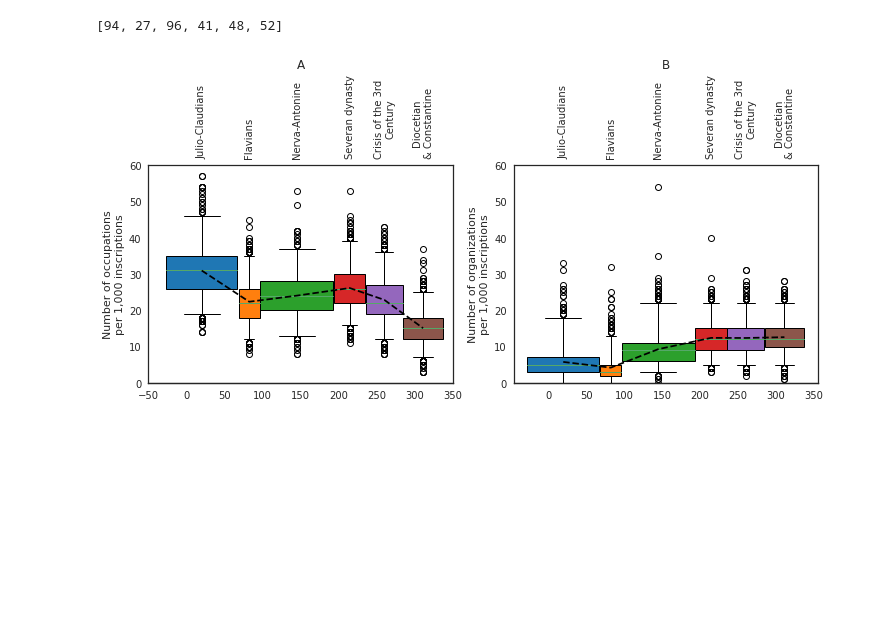
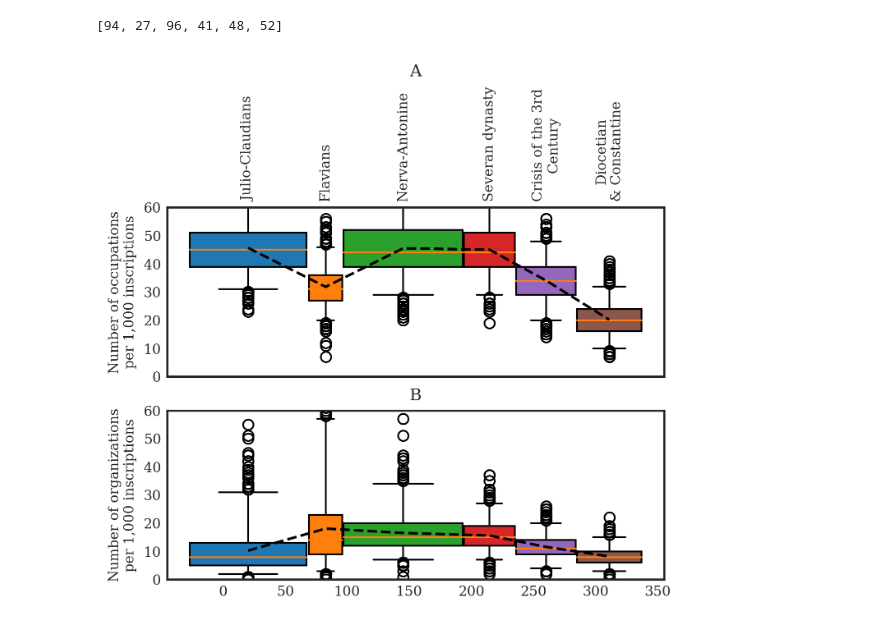
Before and after one commit to sdam-au/social_diversity, a Jupyter notebook: scripts/5_TEMPORAL-OCCUPS&ORGS.ipynb, the cells around one changed output. Cells and saved outputs as stored; diff of their text form; code cells hidden in the pictures; blank space fills up the shorter version.

```diff
--- a/scripts/5_TEMPORAL-OCCUPS&ORGS.ipynb
+++ b/scripts/5_TEMPORAL-OCCUPS&ORGS.ipynb
@@ -637,6 +643,6 @@ orgs_TF_data = tempun.sim_data_by_function(LIREg, 100, [-50, 350, 50], orgs_cumu
 # %%
 sim_data_list = [
-    ([occups_counts, orgs_counts], "(A) occups/orgs count", "occupation mentions count"),
+    ([occups_counts, orgs_counts], "(A) occups/orgs count", "occups mentions count"),
     ([occups_ins_ratio, orgs_ins_ratio], "(B) occups/orgs per 100 inscrs", "inscrs/orgs"),
     ([occups_TF_data, orgs_TF_data], "(C) occups/orgs per 1000 words", "occups/orgs"),
     ([unique_occups_data], "(D) unique occups", "unique occups"),
@@ -667,5 +673,6 @@ for sim_data, ax in zip(sim_data_list, axs.ravel()):
             n += 1
         ax.set_title(sim_data[1])
         ax.set_ylabel(sim_data[2])
-        ax.legend()
+        if sim_data[1] == "(A) occups/orgs count":
+            ax.legend(ncol=2, bbox_to_anchor=(0, 1.2), loc="lower left")
 # %% [output]
@@ -721,7 +744,7 @@ def orgs_per_1K_ins(timeblock_df):
 
 # time consuming, apply carefully
 #occups_counts = sim_data_by_function(EDH, 1000, timeblocks_periods, occups_count)
-occups_ins_ratio = sim_data_by_function(EDH, 1000, timeblocks_periods, occups_per_1K_ins)
+occups_ins_ratio = tempun.sim_data_by_function(LIREg, 1000, timeblocks_periods, occups_per_1K_ins)
 #orgs_counts = sim_data_by_function(EDH, 1000, timeblocks_periods, orgs_count)
-orgs_ins_ratio = sim_data_by_function(EDH, 1000, timeblocks_periods, orgs_per_1K_ins)
+orgs_ins_ratio = tempun.sim_data_by_function(LIREg, 1000, timeblocks_periods, orgs_per_1K_ins)
 # %% [output]
@@ -764,14 +787,13 @@ orgs_ratios_merged = simulations_merged(orgs_ins_ratio)
 # %%
 # number of occupations/organizizations per 1,000 randomly sampled inscriptions. The samples are with replacement. Each sample is based on different dating simulation.
 
-plt.style.use("seaborn-white")#-white")
 
 labels=[key for key in periods.keys()]
 widths = [abs(tup[0][1] - tup[0][0]) for tup in occups_ratios_merged]
 positions = [np.mean(tup[0]) for tup in occups_ratios_merged]
 
 
-fig, [ax1, ax2] = plt.subplots(1,2, figsize=[12,4])
+fig, [ax1, ax2] = plt.subplots(2,1, figsize=[5.2,4])
 
 data1 = [tup[1] for tup in occups_ratios_merged]
 means1 = [np.mean(tup[1]) for tup in occups_ratios_merged]
@@ -780,33 +802,34 @@ bplot1 = ax1.boxplot(data1, positions=positions, widths=widths, whis=[2.5, 97.5]
 ax1.plot(positions, means1, color="black", linestyle="dashed", zorder=10)
 
 
 ax1.set_title("A")
 ax1.set_ylabel("Number of occupations\nper 1,000 inscriptions")
 ax1.set_ylim(0, 60)
 ax1.xaxis.set_tick_params(rotation=90)
 ax1.xaxis.tick_top()
-ax1.secondary_xaxis("bottom")
-ax1.set_xlim(-50, 350)
+#ax1.secondary_xaxis("bottom")
+#ax1.set_xlim(-50, 350)
 
 
 
 data2 = [tup[1] for tup in orgs_ratios_merged]
 means2 = [np.mean(tup[1]) for tup in orgs_ratios_merged]
 
 bplot2 = ax2.boxplot(data2, positions=positions, widths=widths, whis=[2.5, 97.5], labels=labels, patch_artist=True)
 ax2.plot(positions, means2, color="black", linestyle="dashed", zorder=10)
 
 ax2.set_title("B")
 ax2.set_ylabel("Number of organizations\nper 1,000 inscriptions")
 ax2.set_ylim(0, 60)
 ax2.xaxis.set_tick_params(rotation=90)
 ax2.xaxis.tick_top()
+ax2.set_xticks([])
 ax2.secondary_xaxis("bottom")
 
 # fill with colors
 colors =tab_colors_list[:len(labels)]
 for bplot in (bplot1, bplot2):
     for patch, color in zip(bplot['boxes'], colors):
         patch.set_facecolor(color)
 # %% [output]
-[figure, old version]
+[figure, new version]
```
Also changed, not shown: parts of 7 cells of this notebook.
